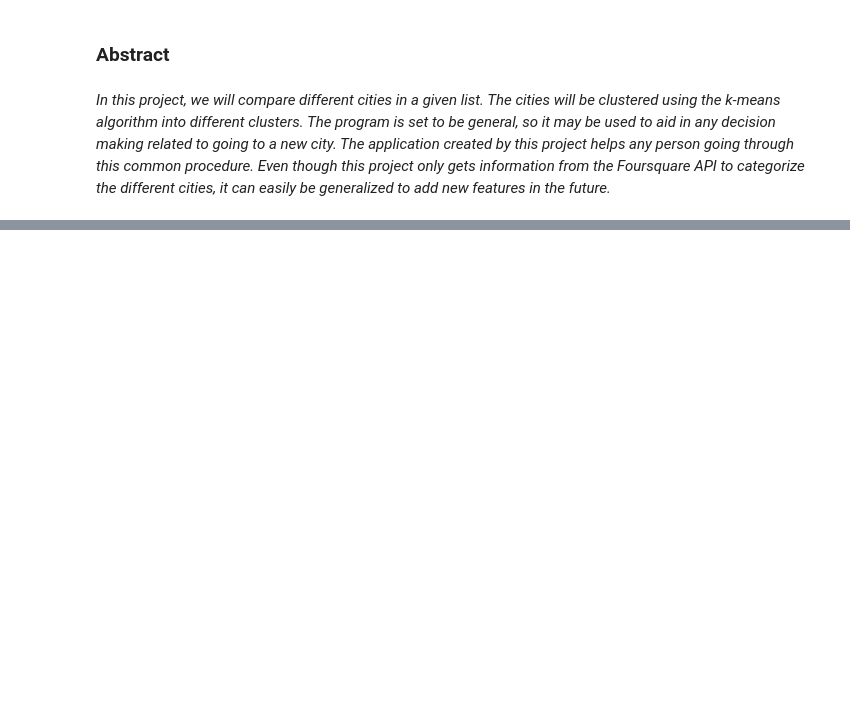
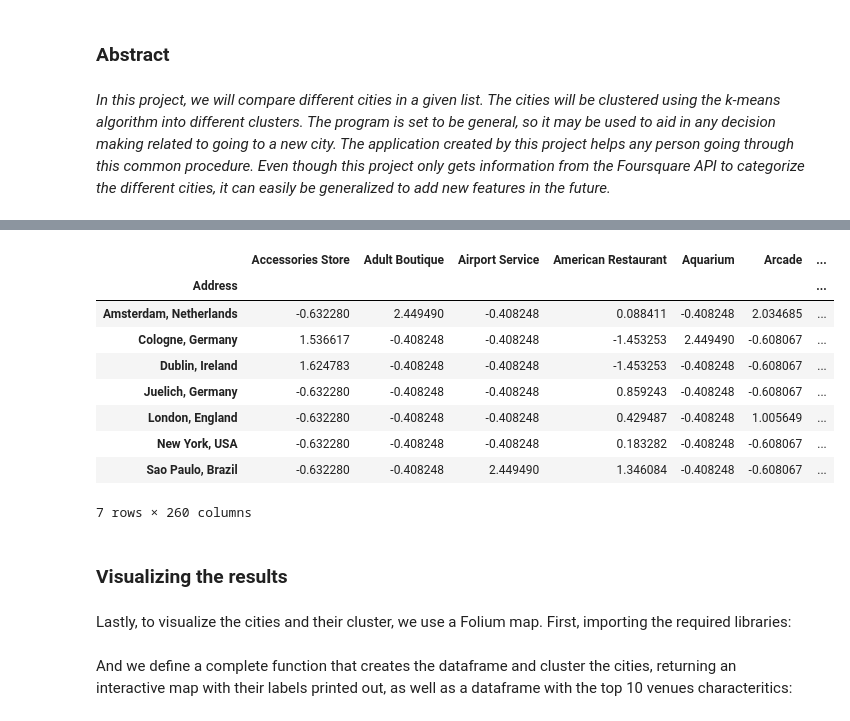
Before and after one commit to filipesmg/Coursera_Capstone, a Jupyter notebook: Final_Capstone_Project.ipynb, the cells around one changed output, grey strips where cells are left out. Drawn from its saved outputs; the diff is of its cells as text; code cells hidden in the pictures; blank space fills up the shorter version.

```diff
--- a/Final_Capstone_Project.ipynb
+++ b/Final_Capstone_Project.ipynb
@@ -52,0 +264,6 @@ Other types of data may be added later, to make the comparison more complete.
+# %%
+def scale_features(x):
+    x = x.values #returns a numpy array
+    min_max_scaler = MinMaxScaler()
+    scaled_features = StandardScaler().fit_transform(x)
+    return scaled_features
@@ -52,0 +338,13 @@ Other types of data may be added later, to make the comparison more complete.
+# %%
+pd.DataFrame(scale_features(df_complete),columns=df_complete.columns, index=df_complete.index)
+# %% [output]
+|  | Accessories Store | Adult Boutique | Airport Service | American Restaurant | Aquarium | Arcade | ... |
+| Address |  |  |  |  |  |  | ... |
+| Amsterdam, Netherlands | -0.632280 | 2.449490 | -0.408248 | 0.088411 | -0.408248 | 2.034685 | ... |
+| Cologne, Germany | 1.536617 | -0.408248 | -0.408248 | -1.453253 | 2.449490 | -0.608067 | ... |
+| Dublin, Ireland | 1.624783 | -0.408248 | -0.408248 | -1.453253 | -0.408248 | -0.608067 | ... |
+| Juelich, Germany | -0.632280 | -0.408248 | -0.408248 | 0.859243 | -0.408248 | -0.608067 | ... |
+| London, England | -0.632280 | -0.408248 | -0.408248 | 0.429487 | -0.408248 | 1.005649 | ... |
+| New York, USA | -0.632280 | -0.408248 | -0.408248 | 0.183282 | -0.408248 | -0.608067 | ... |
+| Sao Paulo, Brazil | -0.632280 | -0.408248 | 2.449490 | 1.346084 | -0.408248 | -0.608067 | ... |
+7 rows × 260 columns
@@ -52,0 +389,4 @@ Other types of data may be added later, to make the comparison more complete.
+# %% [markdown]
+### Visualizing the results
+# %% [markdown]
+Lastly, to visualize the cities and their cluster, we use a Folium map. First, importing the required libraries:
@@ -52,0 +401,2 @@ Other types of data may be added later, to make the comparison more complete.
+# %% [markdown]
+And we define a complete function that creates the dataframe and cluster the cities, returning an interactive map with their labels printed out, as well as a dataframe with the top 10 venues characteritics:
```
Also changed, not shown: parts of 81 cells of this notebook.
